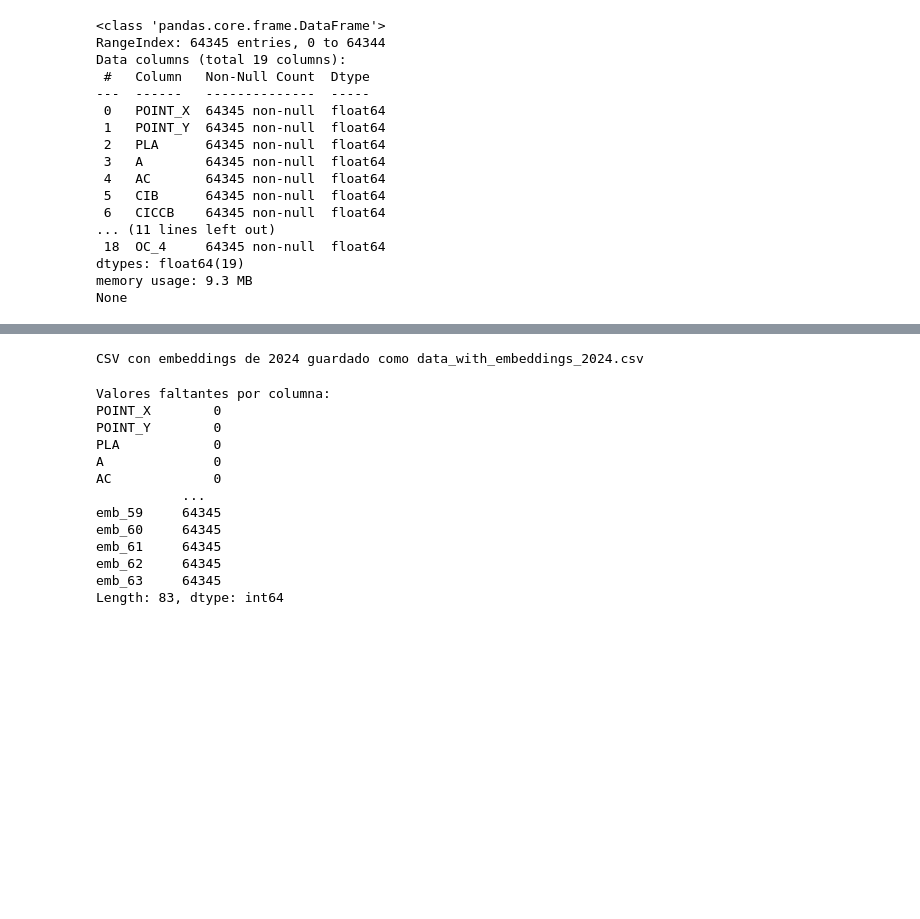
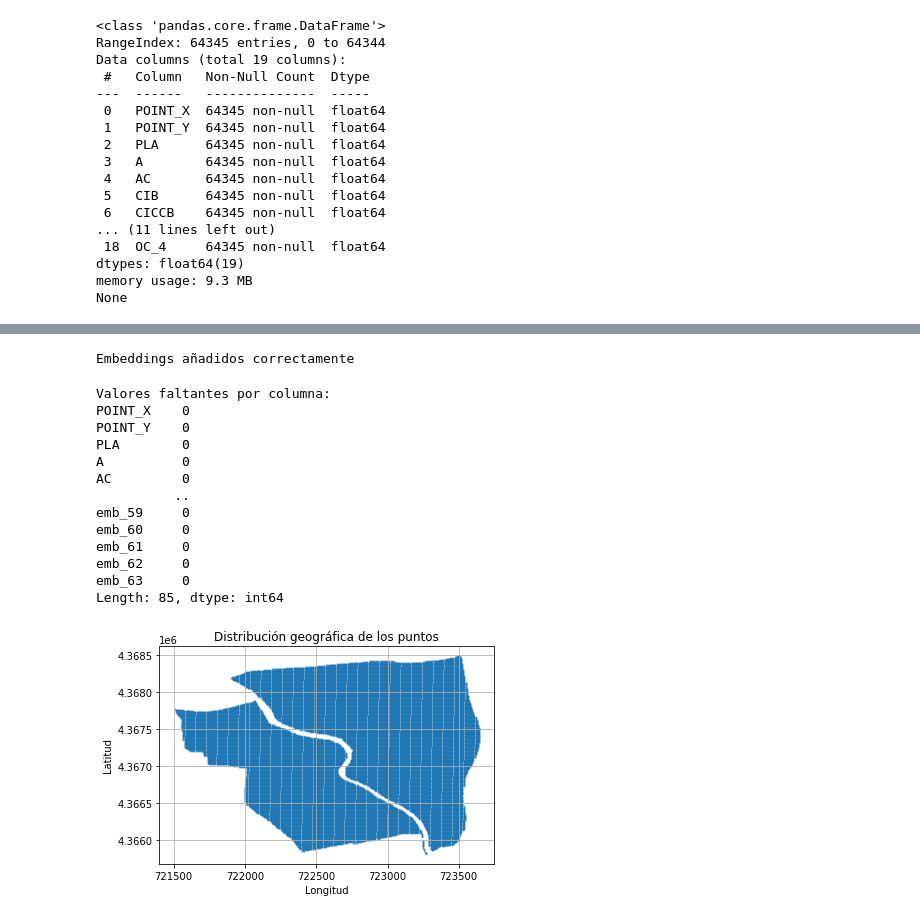
Before and after one commit to ANFAIA/En-Peu, a Jupyter notebook: notebooks/modelo_AlphaEarth.ipynb, the cells around one changed output, grey strips where cells are left out. Cells and saved outputs as stored; diff of their text form; code cells hidden in the pictures; blank space fills up the shorter version.

Commit message:
añadidos embeddngs

```diff
--- a/notebooks/modelo_AlphaEarth.ipynb
+++ b/notebooks/modelo_AlphaEarth.ipynb
@@ -46,7 +47,29 @@ None
 ee.Authenticate()
 ee.Initialize()
 # %%
-# 3. Función para obtener embeddings AlphaEarth 2024
+import geopandas as gpd
+from shapely.geometry import Point
+import ee
+import pandas as pd
+
+# 1. Crear GeoDataFrame con las coordenadas originales (EPSG:25830)
+gdf = gpd.GeoDataFrame(
+    data.copy(),
+    geometry=[Point(xy) for xy in zip(data['POINT_X'], data['POINT_Y'])],
+    crs='EPSG:25830'
+)
+
+# 2. Transformar a WGS84 (EPSG:4326)
+gdf = gdf.to_crs('EPSG:4326')
+
+# 3. Extraer lat/lon transformados al DataFrame
+data['lon'] = gdf.geometry.x
+data['lat'] = gdf.geometry.y
+
+print(data.head())
+
+
+# 4. Función para obtener embeddings AlphaEarth 2024
 def fetch_embedding_2024(lon, lat):
     try:
         pt = ee.Geometry.Point([lon, lat])
@@ -54,7 +77,6 @@ def fetch_embedding_2024(lon, lat):
                         .filterDate("2024-01-01", "2025-01-01") \
                         .filterBounds(pt)
 
-        # Si no hay imágenes, saltar
         if collection.size().getInfo() == 0:
             return [None] * 64
 
@@ -79,29 +119,32 @@ for idx, row in data.iterrows():
     embeddings_list.append(emb)
 # %%
-# 5. Unir embeddings al DataFrame
-emb_df = pd.DataFrame(embeddings_list, columns=[f"emb_{i}" for i in range(64)])
-df_with_emb = pd.concat([data, emb_df], axis=1)
+# 6. Crear DataFrame con los embeddings
+embeddings_df = pd.DataFrame(embeddings_list, columns=[f'emb_{i}' for i in range(64)])
 
-# 6. Guardar
-df_with_emb.to_csv("data_with_embeddings_2024.csv", index=False)
-print("CSV con embeddings de 2024 guardado como data_with_embeddings_2024.csv")
+# 7. Combinar con el DataFrame original
+data_with_embeddings = pd.concat([data.reset_index(drop=True), embeddings_df], axis=1)
+
+# 8. Guardar a CSV si quieres
+data_with_embeddings.to_csv("data_con_embeddings.csv", index=False)
+
+print("Embeddings añadidos correctamente")
 # %% [output]
-CSV con embeddings de 2024 guardado como data_with_embeddings_2024.csv
+Embeddings añadidos correctamente
 # %%
 # 2. Contar valores faltantes por columna
 print("Valores faltantes por columna:")
-print(df_with_emb.isnull().sum())
+print(data_with_embeddings.isnull().sum())
 # %% [output]
 Valores faltantes por columna:
-POINT_X        0
-POINT_Y        0
-PLA            0
-A              0
-AC             0
-           ...
-emb_59     64345
-emb_60     64345
-emb_61     64345
-emb_62     64345
-emb_63     64345
-Length: 83, dtype: int64
+POINT_X    0
+POINT_Y    0
+PLA        0
+A          0
+AC         0
+          ..
+emb_59     0
+emb_60     0
+emb_61     0
+emb_62     0
+emb_63     0
+Length: 85, dtype: int64
@@ -107,0 +153,11 @@ Length: 83, dtype: int64
+# %%
+import matplotlib.pyplot as plt
+
+plt.scatter(data['POINT_X'], data['POINT_Y'], s=1, alpha=0.5)
+plt.title("Distribución geográfica de los puntos")
+plt.xlabel("Longitud")
+plt.ylabel("Latitud")
+plt.grid(True)
+plt.show()
+# %% [output]
+[figure, added]
```
Also changed, not shown: parts of 6 cells of this notebook, 1 other file.
